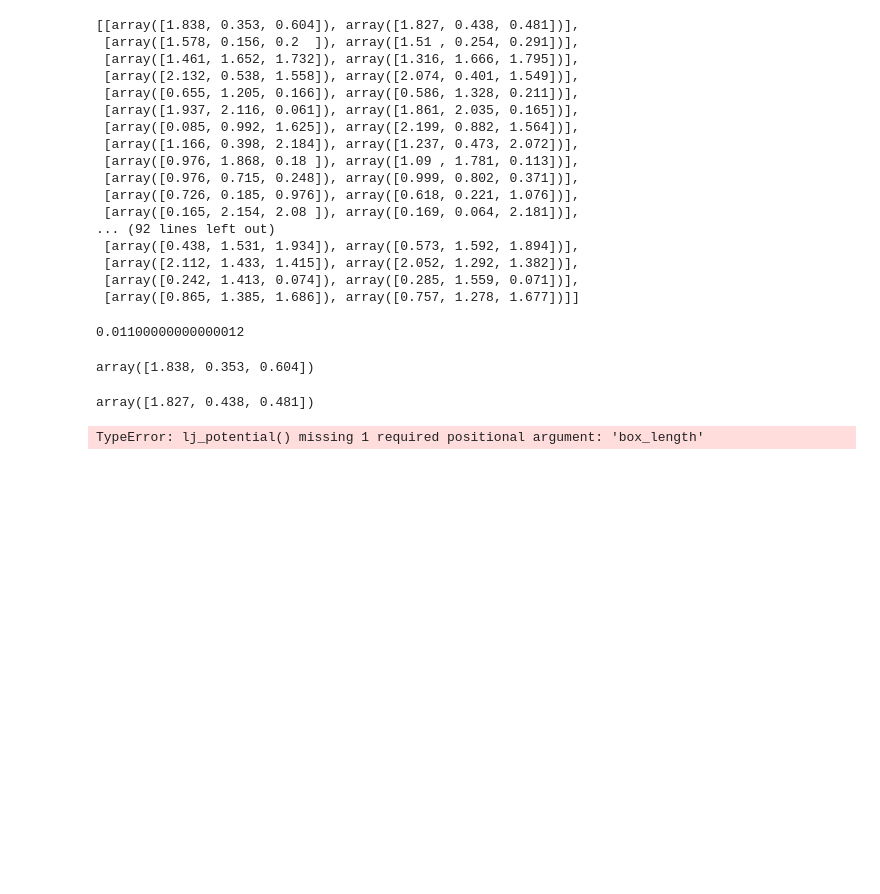
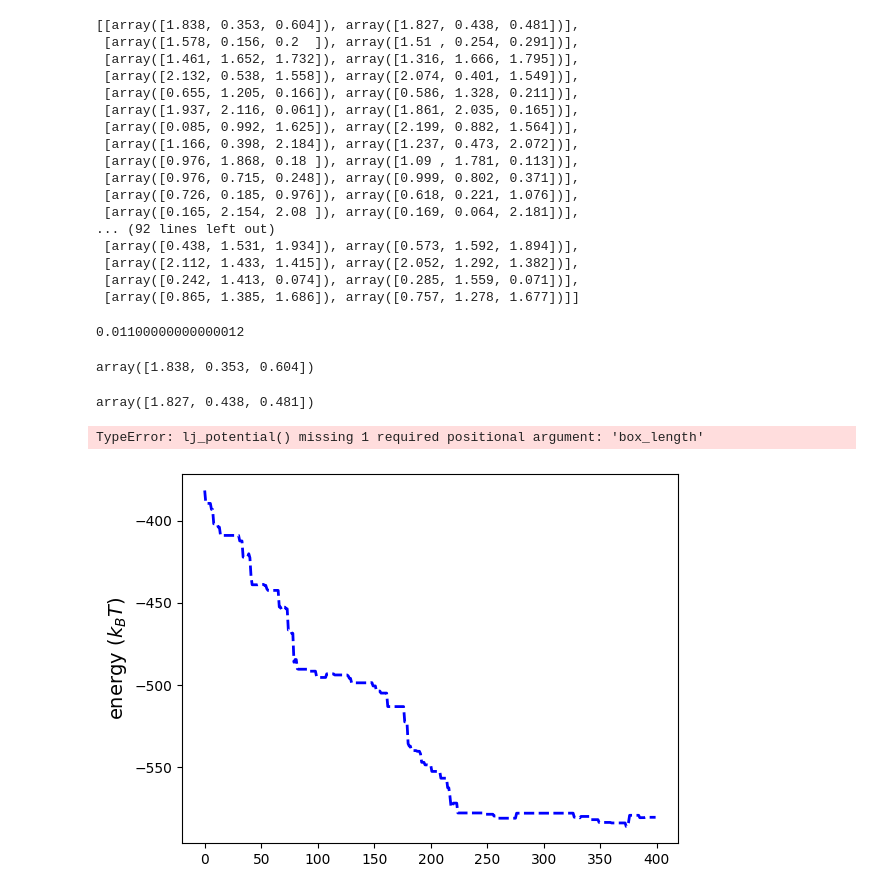
Before and after one commit to varunk122/CBMC_CHAIN_SIMULATION, a Jupyter notebook: test.ipynb, the cells around one changed output. Saved outputs shown, nothing was run; the diff lists cells and outputs as text; code cells hidden in the pictures; blank space fills up the shorter version.

```diff
--- a/test.ipynb
+++ b/test.ipynb
@@ -423,0 +427,13 @@ TypeError: lj_potential() missing 1 required positional argument: 'box_length'
+# %%
+L0=np.loadtxt('out.xvg',unpack=True,comments='#')
+L1=np.loadtxt('output1.out',unpack=True,comments='#')
+L2=np.loadtxt('output2.out',unpack=True,comments='#')
+L3=np.loadtxt('output3.out',unpack=True,comments='#')
+L4=np.loadtxt('output4.out',unpack=True,comments='#')
+# %%
+L=np.concatenate([L0[1],L1[1], L2[1],L3[1],L4[1]])
+plt.plot(L[100:],linewidth=2,color='b',linestyle='--')
+plt.ylabel("energy ($k_BT$)",fontsize=14)
+plt.savefig('energy_5000_steps.jpg',dpi=600)
+# %% [output]
+[figure, added]
```
Also changed, not shown: parts of 11 cells of this notebook, 9 other files.
